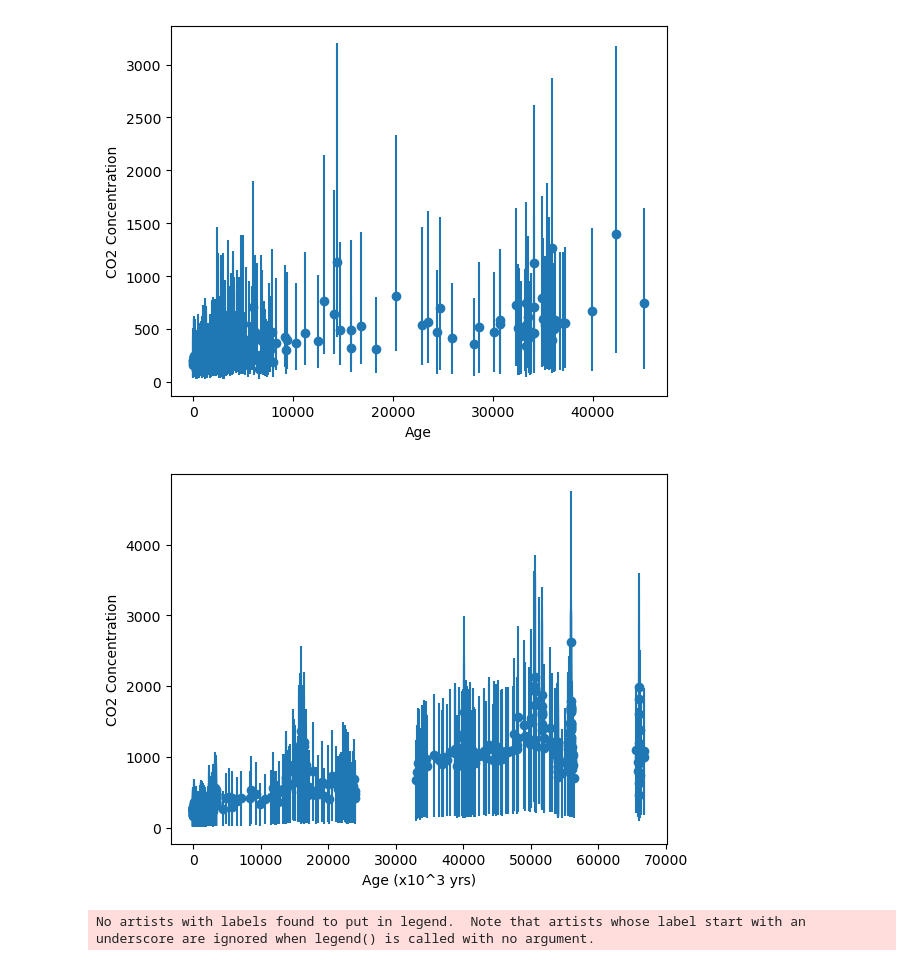
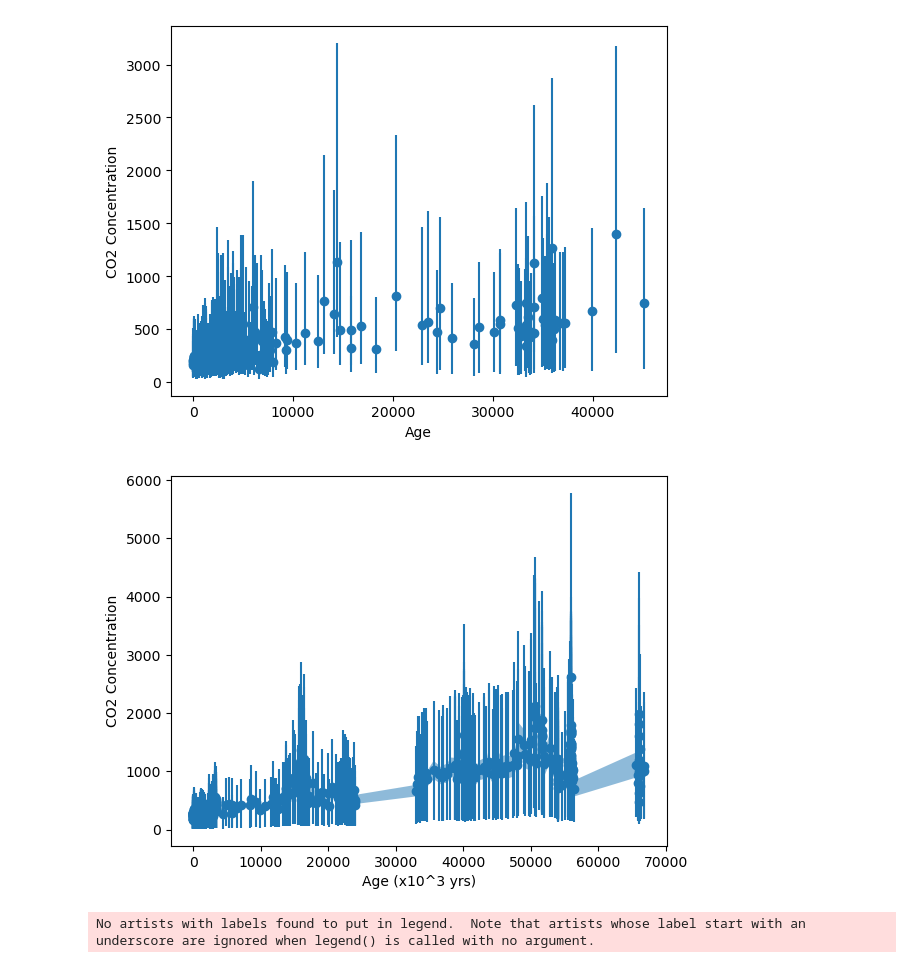
Before and after one commit to lbuabs6/Clima-Graphs-and-Data-, a Jupyter notebook: Post Paleocene CO2.ipynb, the cells around one changed output. Drawn from its saved outputs; the diff is of its cells as text; code cells hidden in the pictures.

```diff
--- a/Post Paleocene CO2.ipynb
+++ b/Post Paleocene CO2.ipynb
@@ -58,27 +59,27 @@ plt.show()
 # %%
 # Load the data from a CSV file
 data = pd.read_csv('ea49_rae_suppl_data1(d11B_ph).csv')
 
 # Set the x-axis and y-axis data
 x = data['age']
 y = data['xco2']
 y_err_lower1 = data['xco2_16pc']
 # y_err_lower2 = data['xco2_alkalinityLow']
 y_err_upper1 = data['xco2_84pc']
 # y_err_upper2 = data['xco2_alkalinityHigh']
 
 # Plot the data with error bars
-plt.errorbar(x, y, yerr=(y_err_lower1, y_err_lower1), fmt="o")
+plt.errorbar(x, y, yerr=(y_err_lower1, y_err_upper1), fmt="o")
 
 # Set the axis labels
 plt.xlabel('Age (x10^3 yrs)')
 plt.ylabel('CO2 Concentration')
 plt.title("")
-
+plt.fill_between(x, y_err_lower1, y_err_upper1, alpha=0.5, antialiased=True, linewidth=4, linestyle='dashdot')
 # Show the plot
 plt.show()
 # %% [output]
-[figure, old version]
+[figure, new version]
 # %%
 # Load the data from a CSV file
 boron_data = pd.read_csv('ea49_rae_suppl_data1(d11B_ph).csv')
```
Also changed, not shown: parts of 2 cells of this notebook, 4 other files.
